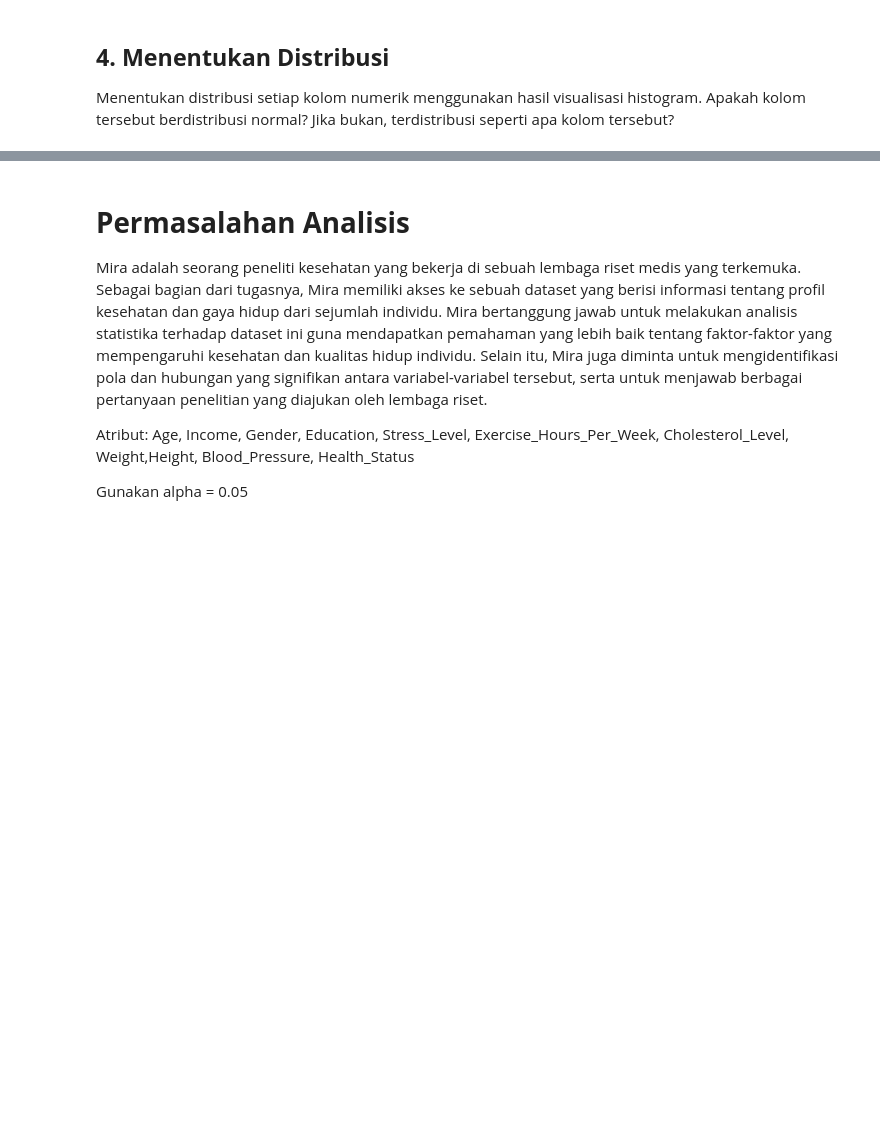
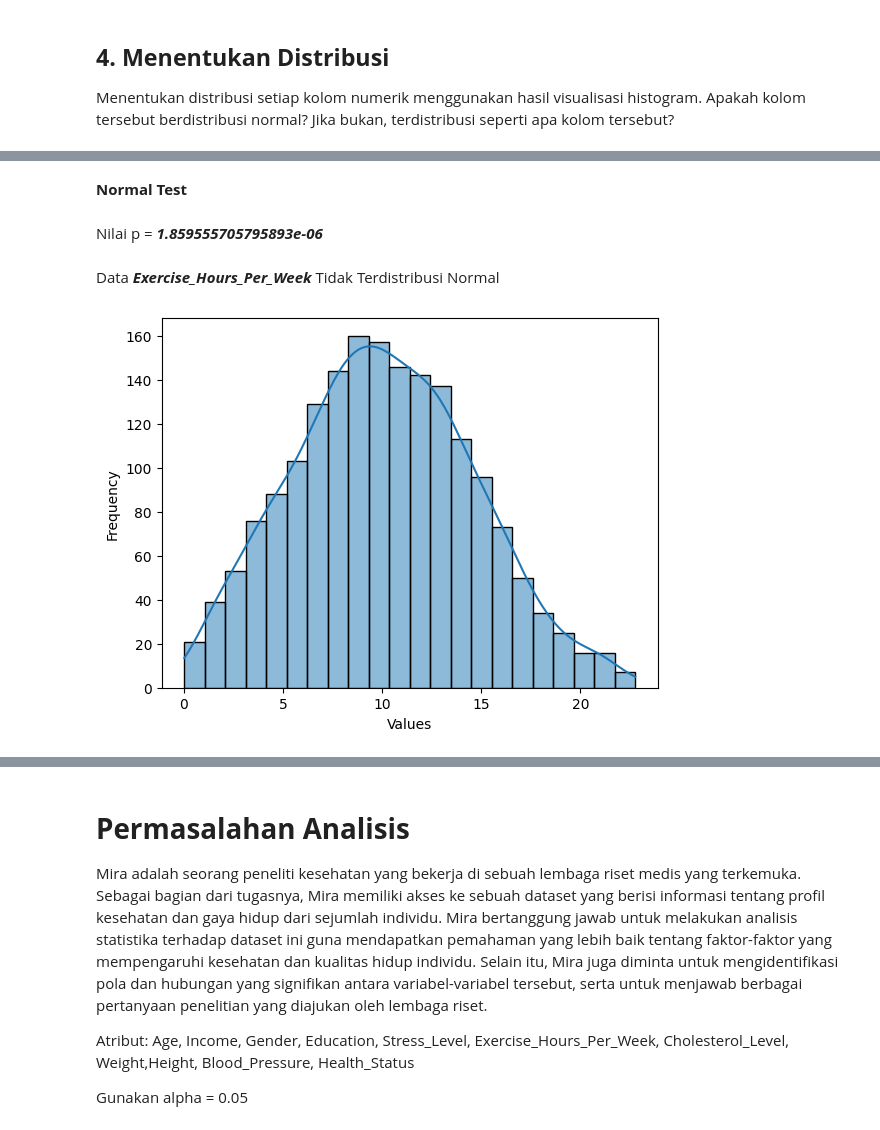
Before and after one commit to Farhannr28/K01-IF2220-13522037-13522039, a Jupyter notebook: Tugas_Besar_Probstat.ipynb, the cells around one changed output, grey strips where cells are left out. Saved outputs shown, nothing was run; the diff lists cells and outputs as text; code cells hidden in the pictures; blank space fills up the shorter version.

```diff
--- a/Tugas_Besar_Probstat.ipynb
+++ b/Tugas_Besar_Probstat.ipynb
@@ -439,0 +477,7 @@ Menentukan distribusi setiap kolom numerik menggunakan hasil visualisasi histogr
+# %%
+normal_distribution_test(clean_df['Exercise_Hours_Per_Week'])
+# %% [output]
+**Normal Test**
+Nilai p = ***1.859555705795893e-06***
+Data ***Exercise_Hours_Per_Week*** Tidak Terdistribusi Normal
+[figure, added]
```
Also changed, not shown: parts of 10 cells of this notebook.
